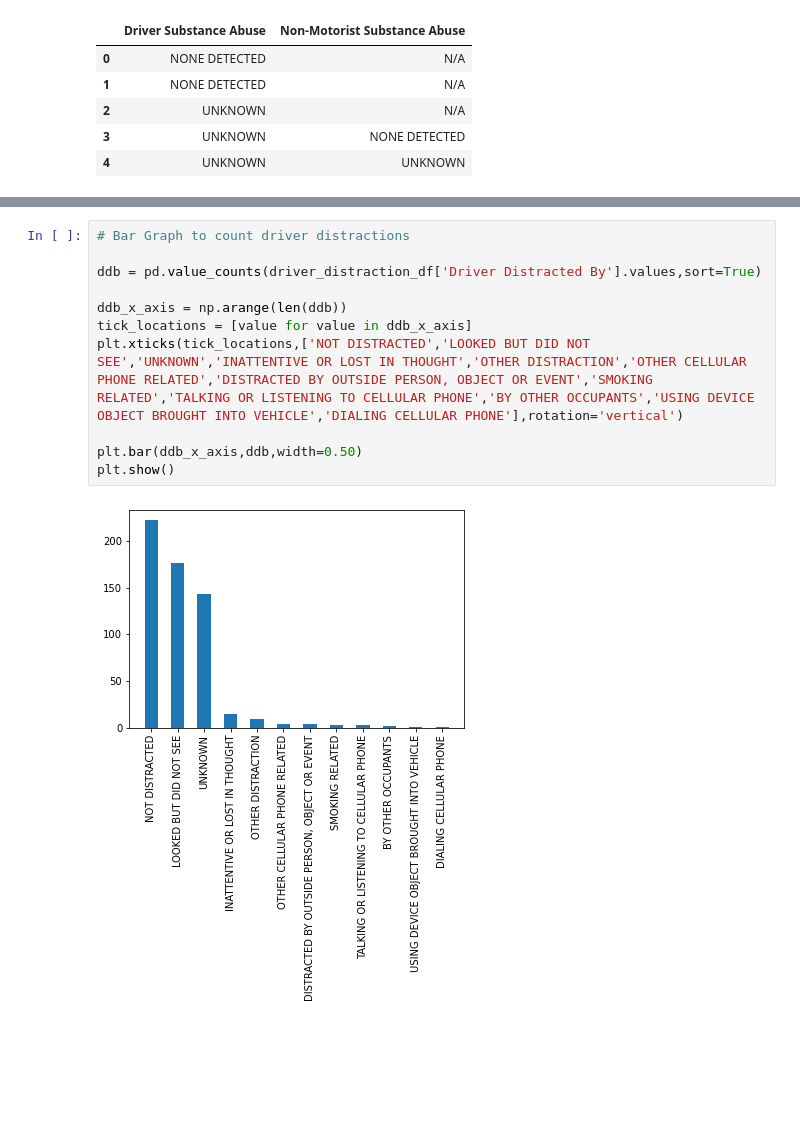
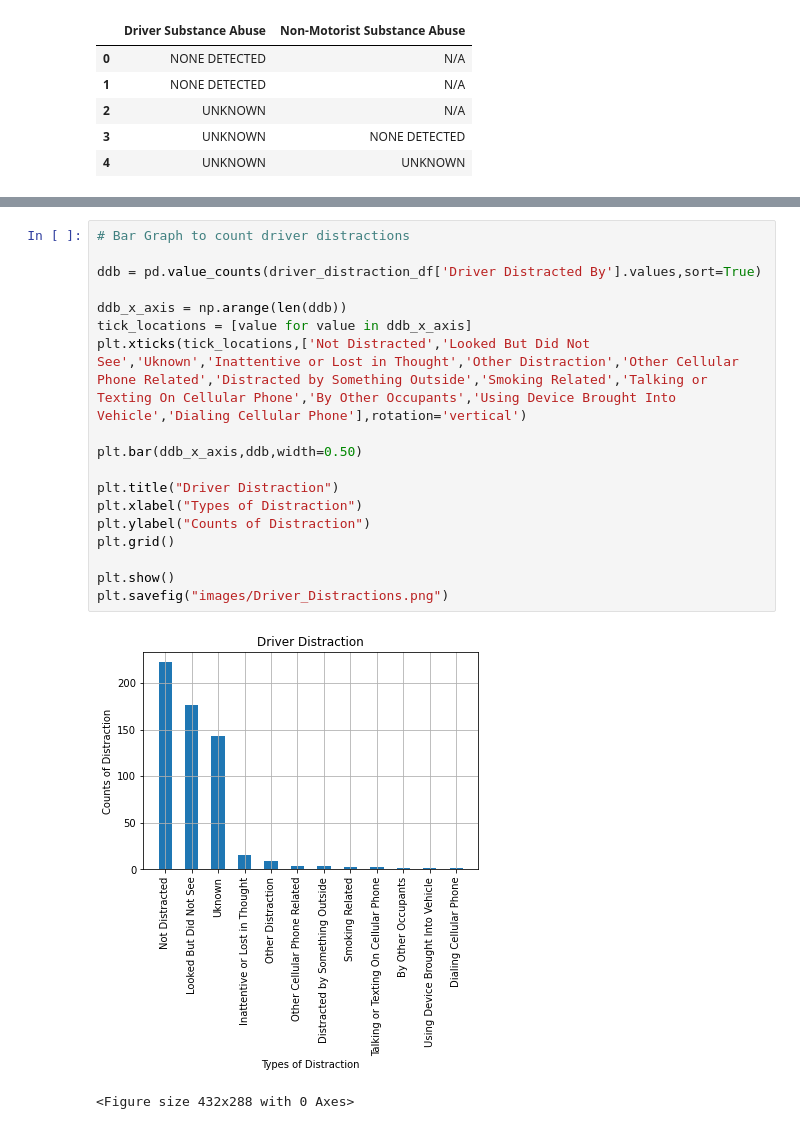
Before and after one commit to mattf4171/Montgomery-County-Collision-Analysis, a Jupyter notebook: driver_distraction_df.ipynb, the cells around one changed output, grey strips where cells are left out. Drawn from its saved outputs; the diff is of its cells as text; blank space fills up the shorter version.

```diff
--- a/driver_distraction_df.ipynb
+++ b/driver_distraction_df.ipynb
@@ -206,13 +215,21 @@ plt.show()
-# %%
-# Bar Graph to count driver distractions
-
-ddb = pd.value_counts(driver_distraction_df['Driver Distracted By'].values,sort=True)
-
-ddb_x_axis = np.arange(len(ddb))
-tick_locations = [value for value in ddb_x_axis]
-plt.xticks(tick_locations,['NOT DISTRACTED','LOOKED BUT DID NOT SEE','UNKNOWN','INATTENTIVE OR LOST IN THOUGHT','OTHER DISTRACTION','OTHER CELLULAR PHONE RELATED','DISTRACTED BY OUTSIDE PERSON, OBJECT OR EVENT','SMOKING RELATED','TALKING OR LISTENING TO CELLULAR PHONE','BY OTHER OCCUPANTS','USING DEVICE OBJECT BROUGHT INTO VEHICLE','DIALING CELLULAR PHONE'],rotation='vertical')
-
-plt.bar(ddb_x_axis,ddb,width=0.50)
-plt.show()
-# %% [output]
-[figure, removed]
+# %%
+# Bar Graph to count driver distractions
+
+ddb = pd.value_counts(driver_distraction_df['Driver Distracted By'].values,sort=True)
+
+ddb_x_axis = np.arange(len(ddb))
+tick_locations = [value for value in ddb_x_axis]
+plt.xticks(tick_locations,['Not Distracted','Looked But Did Not See','Uknown','Inattentive or Lost in Thought','Other Distraction','Other Cellular Phone Related','Distracted by Something Outside','Smoking Related','Talking or Texting On Cellular Phone','By Other Occupants','Using Device Brought Into Vehicle','Dialing Cellular Phone'],rotation='vertical')
+
+plt.bar(ddb_x_axis,ddb,width=0.50)
+
+plt.title("Driver Distraction")
+plt.xlabel("Types of Distraction")
+plt.ylabel("Counts of Distraction")
+plt.grid()
+
+plt.show()
+plt.savefig("images/Driver_Distractions.png")
+# %% [output]
+[figure, added]
+<Figure size 432x288 with 0 Axes>
```
Also changed, not shown: parts of 3 cells of this notebook, 3 other files.
